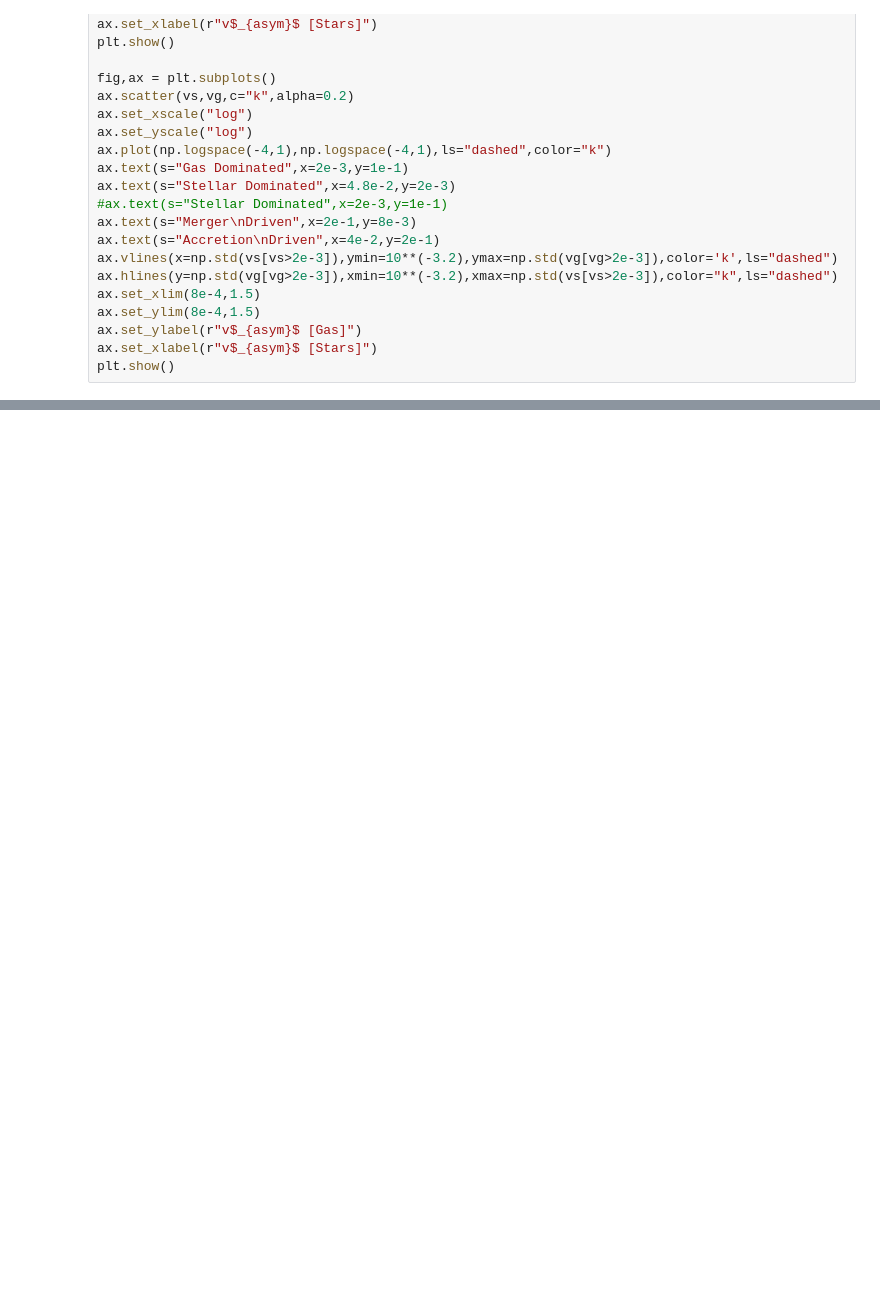
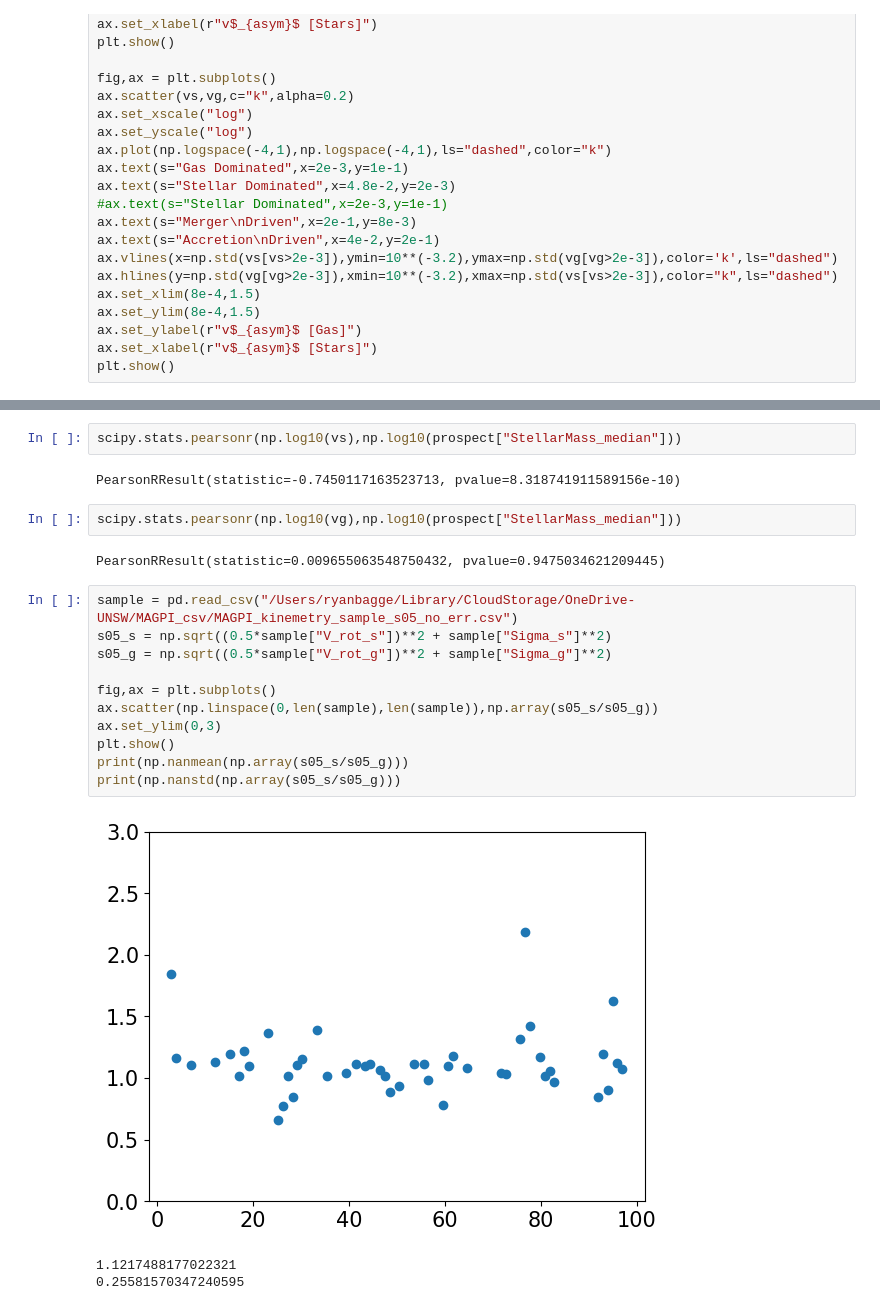
Before and after one commit to r-bagge/MAGPI_kinematics, a Jupyter notebook: plots.ipynb, the cells around one changed output, grey strips where cells are left out. Drawn from its saved outputs; the diff is of its cells as text; blank space fills up the shorter version.

```diff
--- a/plots.ipynb
+++ b/plots.ipynb
@@ -669,0 +684,23 @@ plt.show()
+# %%
+scipy.stats.pearsonr(np.log10(vs),np.log10(prospect["StellarMass_median"]))
+# %% [output]
+PearsonRResult(statistic=-0.7450117163523713, pvalue=8.318741911589156e-10)
+# %%
+scipy.stats.pearsonr(np.log10(vg),np.log10(prospect["StellarMass_median"]))
+# %% [output]
+PearsonRResult(statistic=0.009655063548750432, pvalue=0.9475034621209445)
+# %%
+sample = pd.read_csv("/Users/ryanbagge/Library/CloudStorage/OneDrive-UNSW/MAGPI_csv/MAGPI_kinemetry_sample_s05_no_err.csv")
+s05_s = np.sqrt((0.5*sample["V_rot_s"])**2 + sample["Sigma_s"]**2)
+s05_g = np.sqrt((0.5*sample["V_rot_g"])**2 + sample["Sigma_g"]**2)
+
+fig,ax = plt.subplots()
+ax.scatter(np.linspace(0,len(sample),len(sample)),np.array(s05_s/s05_g))
+ax.set_ylim(0,3)
+plt.show()
+print(np.nanmean(np.array(s05_s/s05_g)))
+print(np.nanstd(np.array(s05_s/s05_g)))
+# %% [output]
+[figure, added]
+1.1217488177022321
+0.25581570347240595
```
Also changed, not shown: parts of 3 cells of this notebook.
